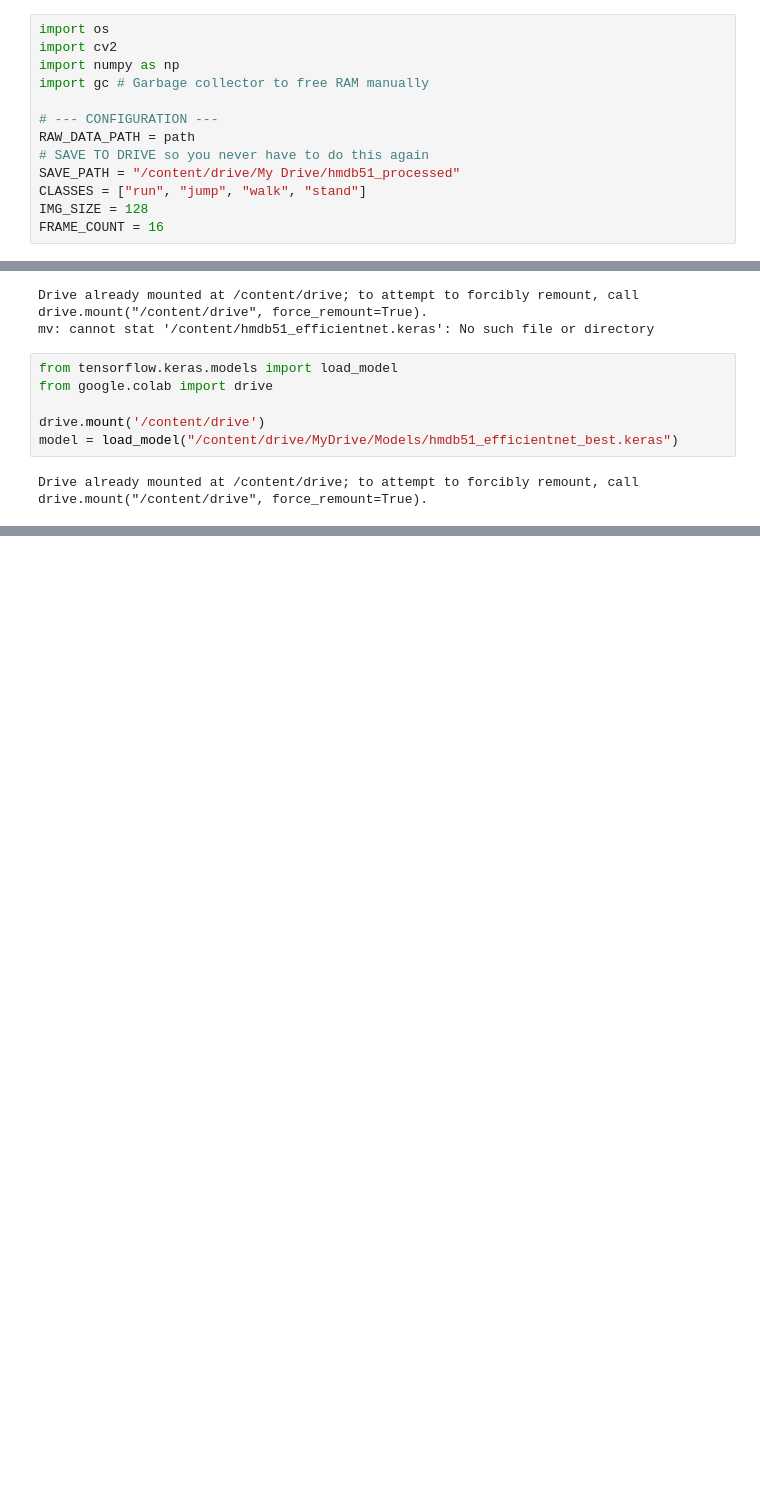
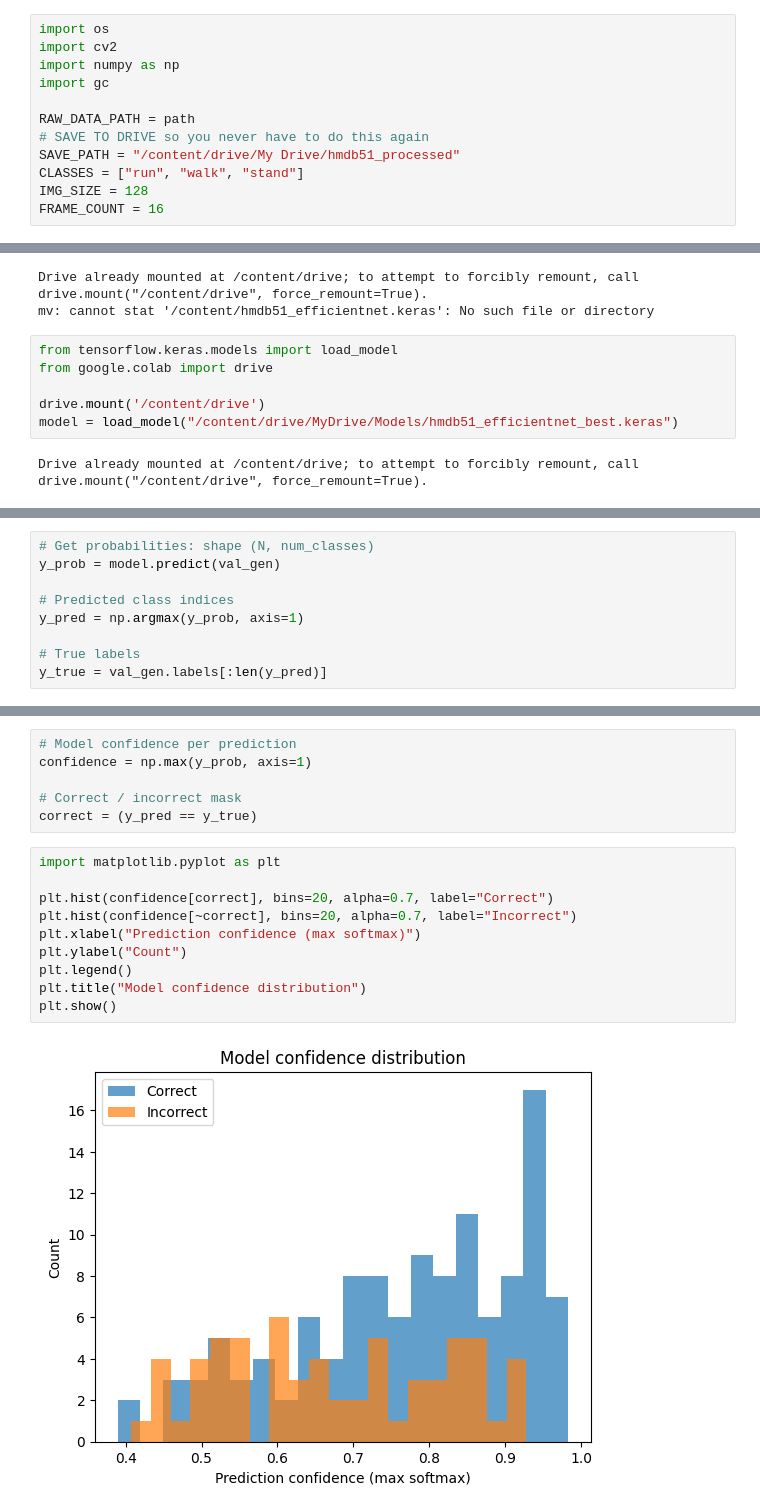
Before and after one commit to perujuice/VIP-Sub1, a Jupyter notebook: pipeline.ipynb, the cells around one changed output, grey strips where cells are left out. Drawn from its saved outputs; the diff is of its cells as text; blank space fills up the shorter version.

```diff
--- a/pipeline.ipynb
+++ b/pipeline.ipynb
@@ -39,13 +39,12 @@ The directory /content/hmdb51_data already exists.
 import os
 import cv2
 import numpy as np
-import gc # Garbage collector to free RAM manually
+import gc
 
-# --- CONFIGURATION ---
 RAW_DATA_PATH = path
 # SAVE TO DRIVE so you never have to do this again
 SAVE_PATH = "/content/drive/My Drive/hmdb51_processed"
-CLASSES = ["run", "jump", "walk", "stand"]
+CLASSES = ["run", "walk", "stand"]
 IMG_SIZE = 128
 FRAME_COUNT = 16
 # %% [markdown]
@@ -431,0 +455,9 @@ weighted avg       0.68      0.68      0.68       216
+# %%
+# Get probabilities: shape (N, num_classes)
+y_prob = model.predict(val_gen)
+
+# Predicted class indices
+y_pred = np.argmax(y_prob, axis=1)
+
+# True labels
+y_true = val_gen.labels[:len(y_pred)]
@@ -431,0 +466,18 @@ weighted avg       0.68      0.68      0.68       216
+# %%
+# Model confidence per prediction
+confidence = np.max(y_prob, axis=1)
+
+# Correct / incorrect mask
+correct = (y_pred == y_true)
+# %%
+import matplotlib.pyplot as plt
+
+plt.hist(confidence[correct], bins=20, alpha=0.7, label="Correct")
+plt.hist(confidence[~correct], bins=20, alpha=0.7, label="Incorrect")
+plt.xlabel("Prediction confidence (max softmax)")
+plt.ylabel("Count")
+plt.legend()
+plt.title("Model confidence distribution")
+plt.show()
+# %% [output]
+[figure, added]
```
Also changed, not shown: parts of 10 cells of this notebook.
